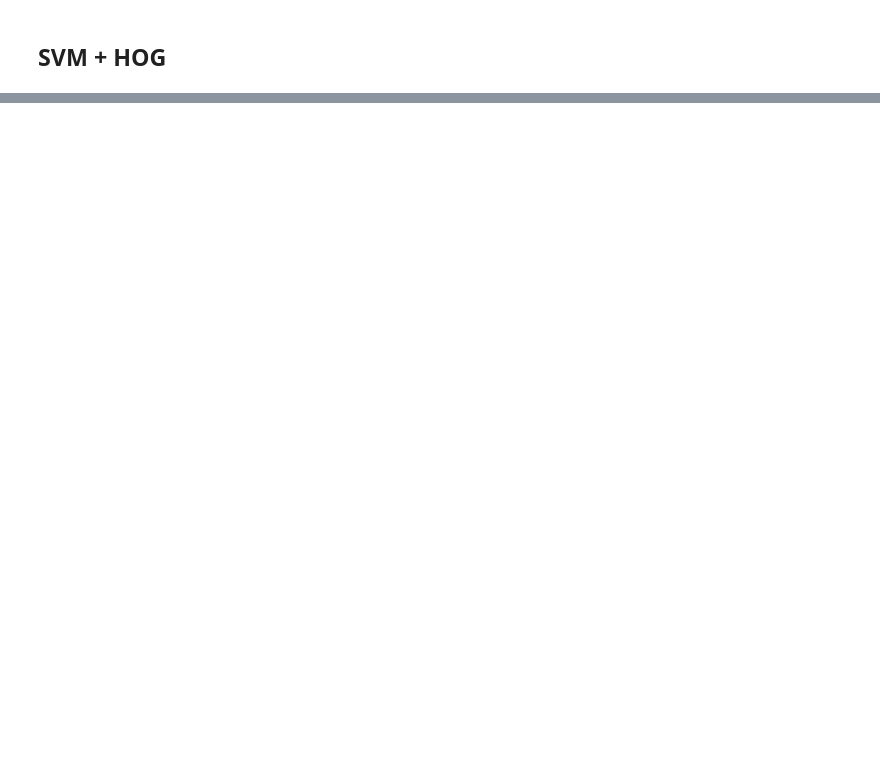
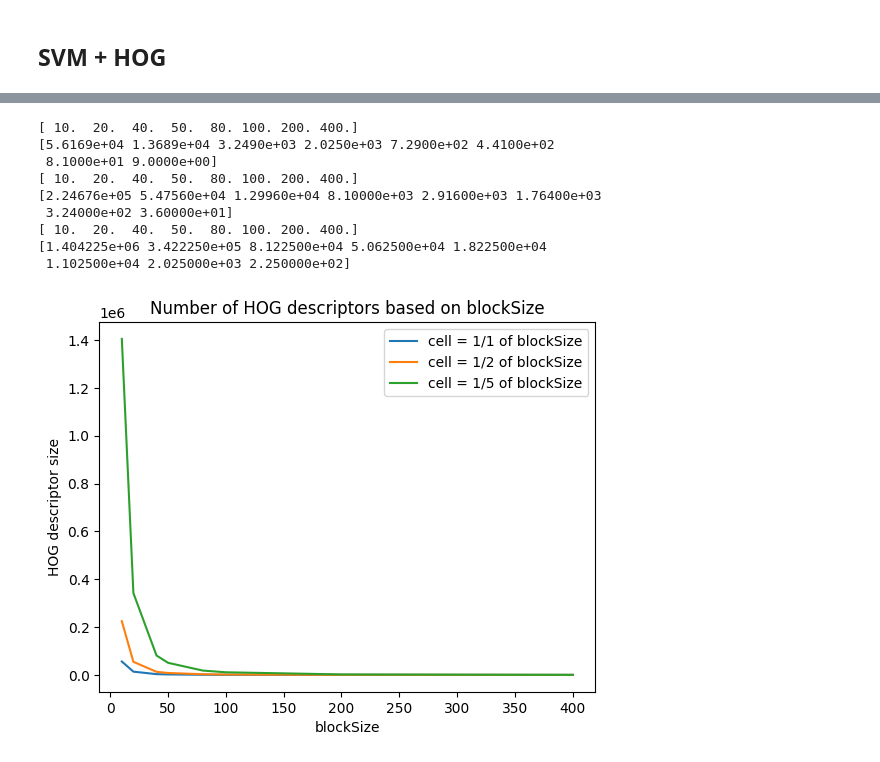
Before and after one commit to mbmoon/poc-feature-extractors, a Jupyter notebook: HOG+SVM.ipynb, the cells around one changed output, grey strips where cells are left out. Saved outputs shown, nothing was run; the diff lists cells and outputs as text; code cells hidden in the pictures; blank space fills up the shorter version.

```diff
--- a/HOG+SVM.ipynb
+++ b/HOG+SVM.ipynb
@@ -255,0 +289,29 @@ Spent time: 1.87
+# %%
+for i in range(0, len(A_conc)):
+    image_label = f"cell = 1/{cellSizeRatio[i]} of blockSize"
+    A = A_conc[i]
+    x = A[1:, 0].astype(float)
+    y = A[1:, 1].astype(float)
+
+    print(x)
+    print(y)
+    plt.title(f"Number of HOG descriptors based on blockSize")
+    plt.xlabel("blockSize")
+    plt.ylabel("HOG descriptor size")
+    plt.plot(x,y, label = image_label)
+
+# Last group of graphs
+#plt.gca().invert_xaxis()
+plt.legend()
+plt.show()
+# %% [output]
+[ 10.  20.  40.  50.  80. 100. 200. 400.]
+[5.6169e+04 1.3689e+04 3.2490e+03 2.0250e+03 7.2900e+02 4.4100e+02
+ 8.1000e+01 9.0000e+00]
+[ 10.  20.  40.  50.  80. 100. 200. 400.]
+[2.24676e+05 5.47560e+04 1.29960e+04 8.10000e+03 2.91600e+03 1.76400e+03
+ 3.24000e+02 3.60000e+01]
+[ 10.  20.  40.  50.  80. 100. 200. 400.]
+[1.404225e+06 3.422250e+05 8.122500e+04 5.062500e+04 1.822500e+04
+ 1.102500e+04 2.025000e+03 2.250000e+02]
+[figure, added]
```
Also changed, not shown: parts of 4 cells of this notebook, 1 other file.
